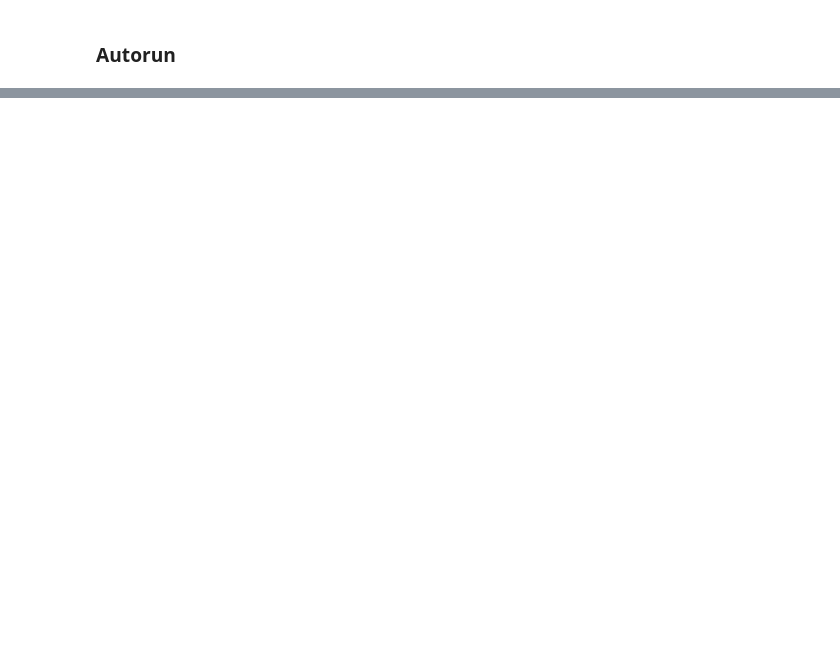
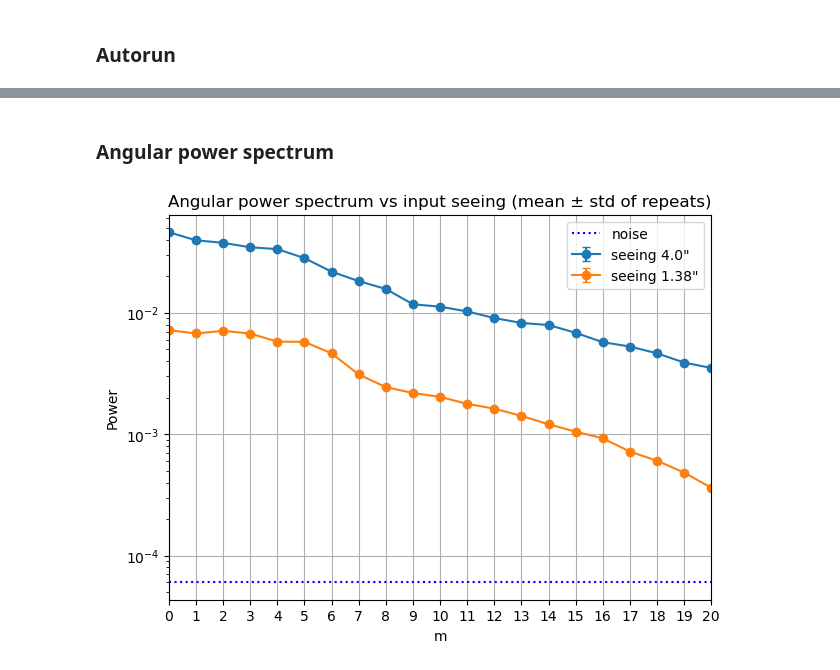
Before and after one commit to lsst-so/notebooks_dhurtado, a Jupyter notebook: notebooks/summit/rso-163/ringsim/simanalysis.ipynb, the cells around one changed output, grey strips where cells are left out. Cells and saved outputs as stored; diff of their text form; code cells hidden in the pictures; blank space fills up the shorter version.

```diff
--- a/notebooks/summit/rso-163/ringsim/simanalysis.ipynb
+++ b/notebooks/summit/rso-163/ringsim/simanalysis.ipynb
@@ -213,32 +307,36 @@ plt.show()
+# %% [markdown]
+### Angular power spectrum
 # %%
 # Angular power spectrum (same plot as d_statmom / d_testsimul)
 m = np.arange(21)                                   # angular frequency axis
 power_cols = [f'power_m_{j}' for j in m]
 
 # mean and std of each power_m across the repeated runs at each input seeing
 grp  = df_results.groupby('input_seeing_arcsec')[power_cols]
 mean = grp.mean()
 std  = grp.std().fillna(0.0)                        # 0 if a seeing has a single run
 
 # pick a few seeing values spanning the range
-seeing = sorted(ddf_results['input_seeing_arcsec'].unique())
+seeing = sorted(df_results['input_seeing_arcsec'].unique())
 selected = [seeing[-1], seeing[0]]
 
 plt.figure(figsize=(7, 5))
 for s in selected:
     y   = mean.loc[s].to_numpy(dtype=float)
     err = std.loc[s].to_numpy(dtype=float)
     plt.errorbar(m, np.maximum(y, 1e-12), yerr=err, marker='o', capsize=3,
                  label=f'seeing {s}\"')
 
 # shared noise floor (mean anoise over all runs)
 plt.axhline(max(float(df_results['anoise'].mean()), 1e-12), ls=':', color='b', label='noise')
 plt.yscale('log')
 plt.xlim(0, 20)
 plt.xticks(np.arange(0, 21, 1))
 plt.xlabel('m')
 plt.ylabel('Power')
 plt.title('Angular power spectrum vs input seeing (mean \u00b1 std of repeats)')
 plt.legend()
 plt.grid(True)
 plt.show()
+# %% [output]
+[figure, added]
```
Also changed, not shown: parts of 13 cells of this notebook.
